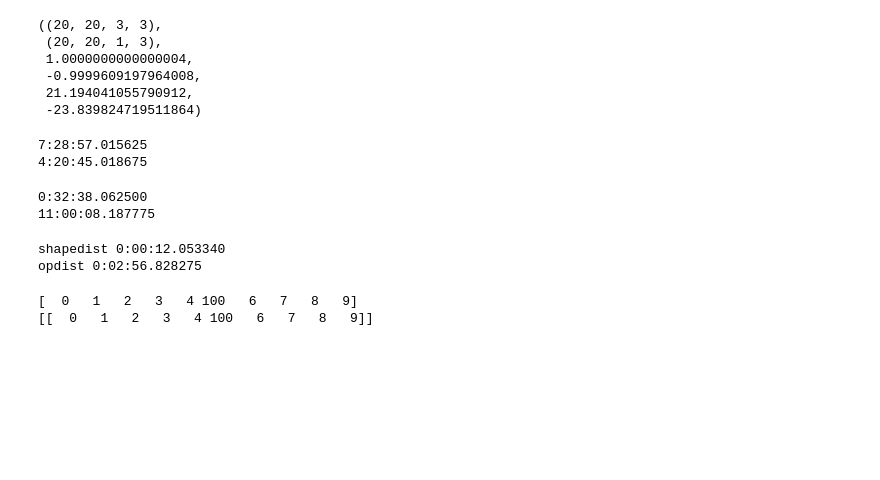
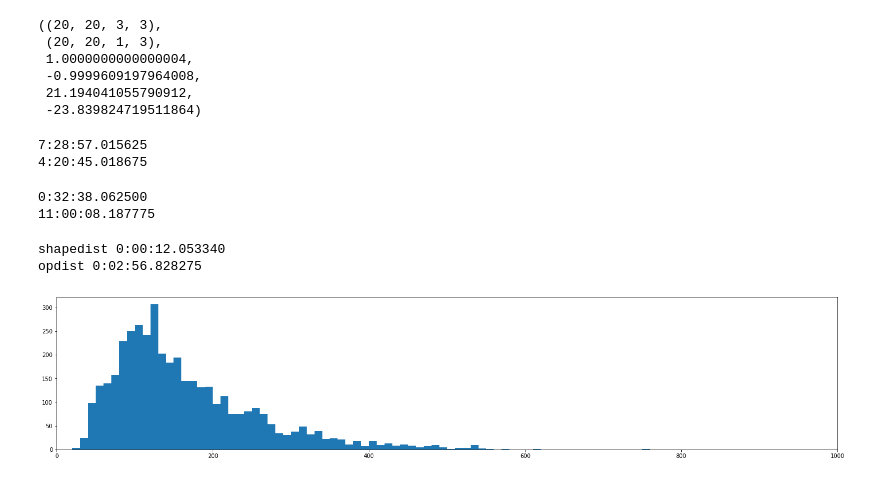
Before and after one commit to sb-ncbr/overprot, a Jupyter notebook: OverProt/working_scripts/trees_stuff.ipynb, the cells around one changed output. Saved outputs shown, nothing was run; the diff lists cells and outputs as text; code cells hidden in the pictures; blank space fills up the shorter version.

```diff
--- a/OverProt/working_scripts/trees_stuff.ipynb
+++ b/OverProt/working_scripts/trees_stuff.ipynb
@@ -376,14 +377,13 @@ print('opdist', timedelta(hours=2, minutes=56) / n_calc *6565)
 # %% [output]
 shapedist 0:00:12.053340
 opdist 0:02:56.828275
-# %%
-op-exp20  	0.0633	0.0362	0.0226	0.0113
-op-exp22  	0.0633	0.0362	0.0226	0.0090
-op-lin15  	0.0610	0.0362	0.0237	0.0158
-op-lin17  	0.0633	0.0373	0.0237	0.0147
-# %% [output]
-[  0   1   2   3   4 100   6   7   8   9]
-[[  0   1   2   3   4 100   6   7   8   9]]
+# %%
+lengths = np.loadtxt('/home/adam/Workspace/Python/OverProt/data-ssd/tree/sample4076/results/length_4076.csv')
+plt.figure(figsize=(25, 5))
+plt.hist(lengths, bins=range(0,1000,10))
+plt.axis(xmin=0, xmax=1000) and None
+# %% [output]
+[figure, added]
 # %%
 print(timedelta(seconds=56) / 1_379_749)
 print(timedelta(hours=1) / 88500)
```
Also changed, not shown: parts of 2 cells of this notebook, 15 other files.
